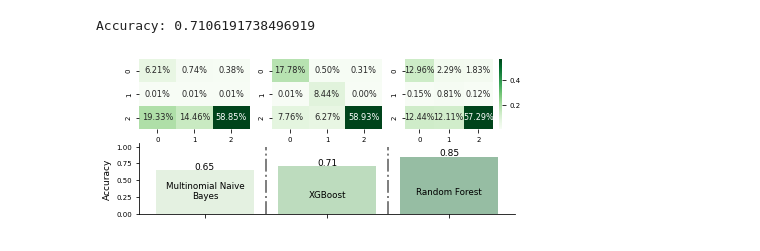
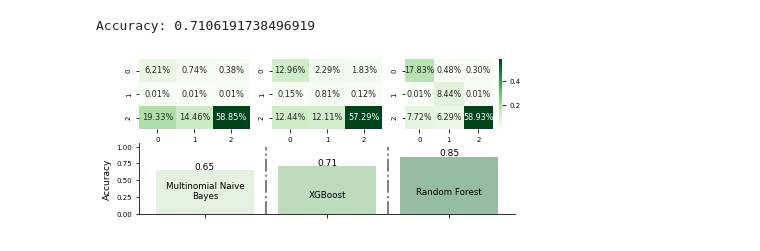
Before and after one commit to dmandic17/medical-drug-review-analysis, a Jupyter notebook: experiments/04_Sentiment_analysis.ipynb, the cells around one changed output. Saved outputs shown, nothing was run; the diff lists cells and outputs as text; code cells hidden in the pictures.

```diff
--- a/experiments/04_Sentiment_analysis.ipynb
+++ b/experiments/04_Sentiment_analysis.ipynb
@@ -303,33 +303,33 @@ fig.subplots_adjust(bottom=0.025, left=0.025, top = 0.975, right=0.975)
 
 X = [(2,3,1), (2,3,2), (2,3,3), (2,3,(4,6))]
 i = 1
 subs = []
 for nrows, ncols, plot_number in X:
     sub = fig.add_subplot(nrows, ncols, plot_number)
     subs.append(sub)
 
 sns.heatmap(cf_matrix_MNB/np.sum(cf_matrix_MNB), ax=subs[0], annot=True,
             fmt='.2%', cmap='Greens', cbar=False, annot_kws={"size": 8.2})
-sns.heatmap(cf_matrix_RB/np.sum(cf_matrix_RB), ax=subs[1], annot=True,
+sns.heatmap(cf_matrix_XGB/np.sum(cf_matrix_XGB), ax=subs[1], annot=True,
             fmt='.2%', cmap='Greens', cbar=False, annot_kws={"size": 8.2})
-sns.heatmap(cf_matrix_XGB/np.sum(cf_matrix_XGB), ax=subs[2], annot=True,
+sns.heatmap(cf_matrix_RB/np.sum(cf_matrix_RB), ax=subs[2], annot=True,
             fmt='.2%', cmap='Greens', cbar=True, annot_kws={"size": 8})
 
 y = [acc_MLB, acc_XGB, acc_RF]
 x = ['',' ', '  ']
 sns_acc = sns.barplot(x = x, y = y, palette = 'Greens', alpha = 0.5, ax=subs[3])
 addlabels(x,y)
 
 sns_acc.spines["top"].set_visible(False)
 sns_acc.spines["right"].set_visible(False)
 sns_acc.set_ylabel('Accuracy')
 plt.vlines(x = 0.5, ymin = 0, ymax = 1, color = 'gray', linewidth=2, linestyles ='dashdot')
 plt.vlines(x = 1.5, ymin = 0, ymax = 1, color = 'gray', linewidth=2, linestyles ='dashdot')
 
 autolabel(sns_acc, ['Multinomial Naive\nBayes', 'XGBoost', 'Random Forest'])
 
 plt.savefig('figure2.pdf',bbox_inches='tight')
 #     sns_useful.set_xlabel(xlabel)
 #     plt.setp(sns_useful.get_xticklabels(), rotation=angle)
 # %% [output]
-[figure, old version]
+[figure, new version]
```
Also changed, not shown: parts of 3 cells of this notebook.
